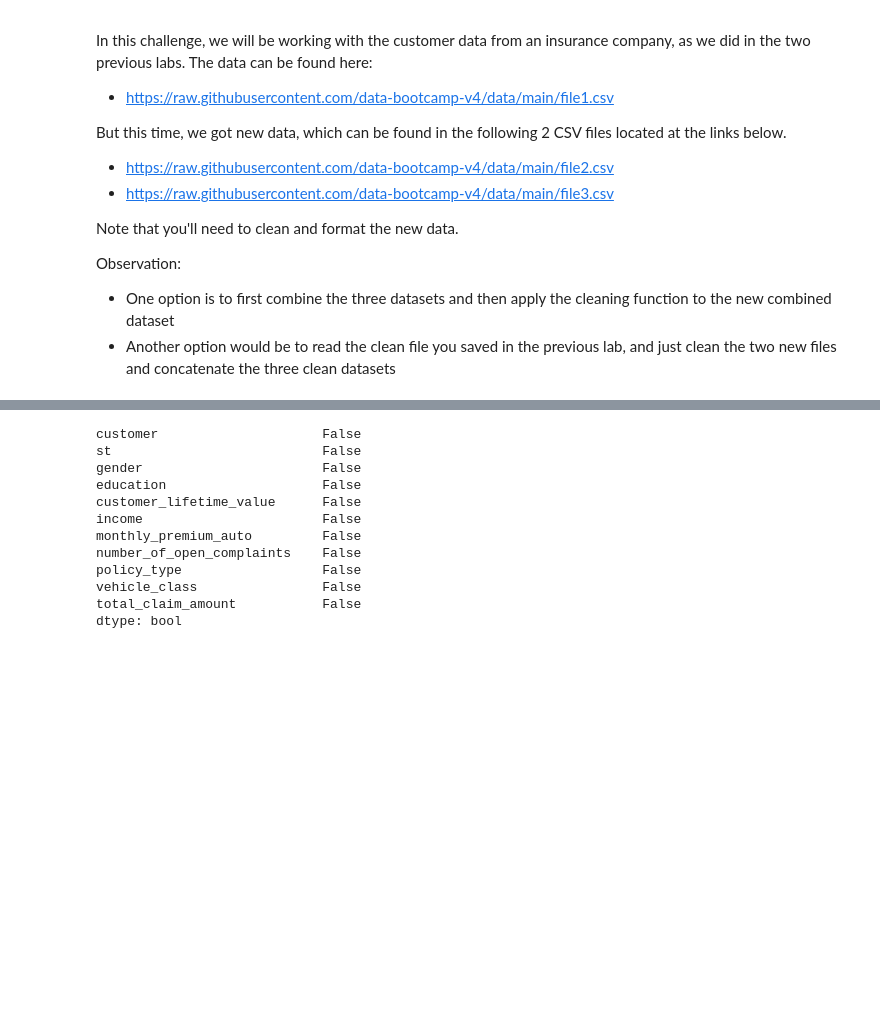
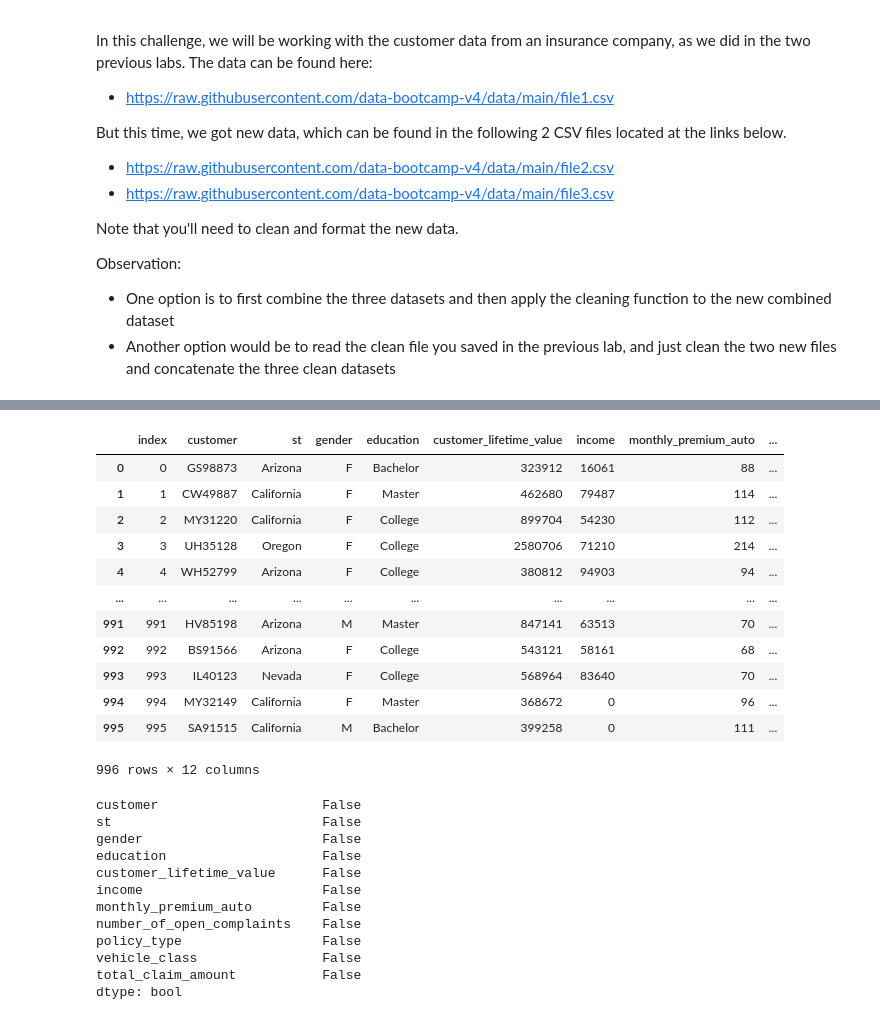
Before and after one commit to CWS/lab-dw-data-structuring-and-combining, a Jupyter notebook: lab-dw-data-structuring-and-combining.ipynb, the cells around one changed output, grey strips where cells are left out. Drawn from its saved outputs; the diff is of its cells as text; code cells hidden in the pictures; blank space fills up the shorter version.

```diff
--- a/lab-dw-data-structuring-and-combining.ipynb
+++ b/lab-dw-data-structuring-and-combining.ipynb
@@ -34,0 +101,37 @@ df.head(2)
+# %%
+df2.columns = [col.strip().replace(" ","_").lower() for col in df2.columns]
+df2.dropna(how="all", inplace=True)
+df2.loc[df2['gender'] == "female", "gender"] = "F"
+df2.loc[df2['gender'] == "Femal", "gender"] = "F"
+df2.loc[df2['gender'] == "Male", "gender"] = "M"
+df2.loc[df2['st'] == "WA", "st"] = "Washington"
+df2.loc[df2['st'] == "AZ", "st"] = "Arizona"
+df2.loc[df2['st'] == "Cali", "st"] = "California"
+df2.loc[df2['education'] == "Bachelors", "education"] = "Bachelor"
+df2.loc[df2['vehicle_class'] == "Sports Car", "vehicle_class"] = "Luxury"
+df2.loc[df2['vehicle_class'] == "Luxury SUV", "vehicle_class"] = "Luxury"
+df2.loc[df2['vehicle_class'] == "Luxury Car", "vehicle_class"] = "Luxury"
+df2["number_of_open_complaints"] = df2["number_of_open_complaints"].astype("int")
+df2["gender"] = df2["gender"].fillna("N/A")
+df2["customer_lifetime_value"]= df2["customer_lifetime_value"].str.replace("%","")
+df2["customer_lifetime_value"] = df2["customer_lifetime_value"].astype("float")
+df2["customer_lifetime_value"]= df2["customer_lifetime_value"].fillna(df2["customer_lifetime_value"].mean())
+df2["customer_lifetime_value"] = df2["customer_lifetime_value"].astype("int")
+df2["income"] = df2["income"].astype("int")
+df2["monthly_premium_auto"] = df2["monthly_premium_auto"].astype("int")
+df2["total_claim_amount"] = df2["total_claim_amount"].astype("int")
+df2.reset_index()
+# %% [output]
+|  | index | customer | st | gender | education | customer_lifetime_value | income | monthly_premium_auto | ... |
+| 0 | 0 | GS98873 | Arizona | F | Bachelor | 323912 | 16061 | 88 | ... |
+| 1 | 1 | CW49887 | California | F | Master | 462680 | 79487 | 114 | ... |
+| 2 | 2 | MY31220 | California | F | College | 899704 | 54230 | 112 | ... |
+| 3 | 3 | UH35128 | Oregon | F | College | 2580706 | 71210 | 214 | ... |
+| 4 | 4 | WH52799 | Arizona | F | College | 380812 | 94903 | 94 | ... |
+| ... | ... | ... | ... | ... | ... | ... | ... | ... | ... |
+| 991 | 991 | HV85198 | Arizona | M | Master | 847141 | 63513 | 70 | ... |
+| 992 | 992 | BS91566 | Arizona | F | College | 543121 | 58161 | 68 | ... |
+| 993 | 993 | IL40123 | Nevada | F | College | 568964 | 83640 | 70 | ... |
+| 994 | 994 | MY32149 | California | F | Master | 368672 | 0 | 96 | ... |
+| 995 | 995 | SA91515 | California | M | Bachelor | 399258 | 0 | 111 | ... |
+996 rows × 12 columns
```
Also changed, not shown: parts of 6 cells of this notebook.
